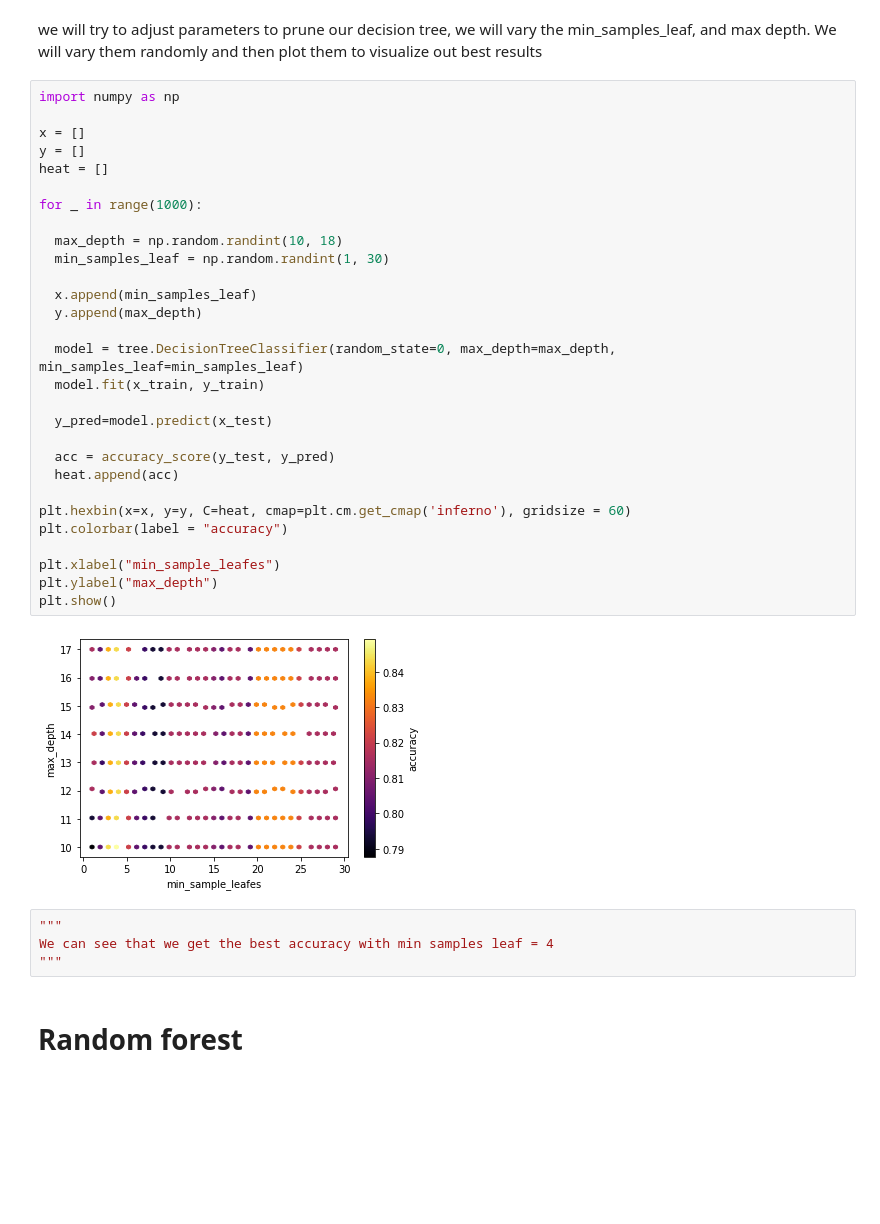
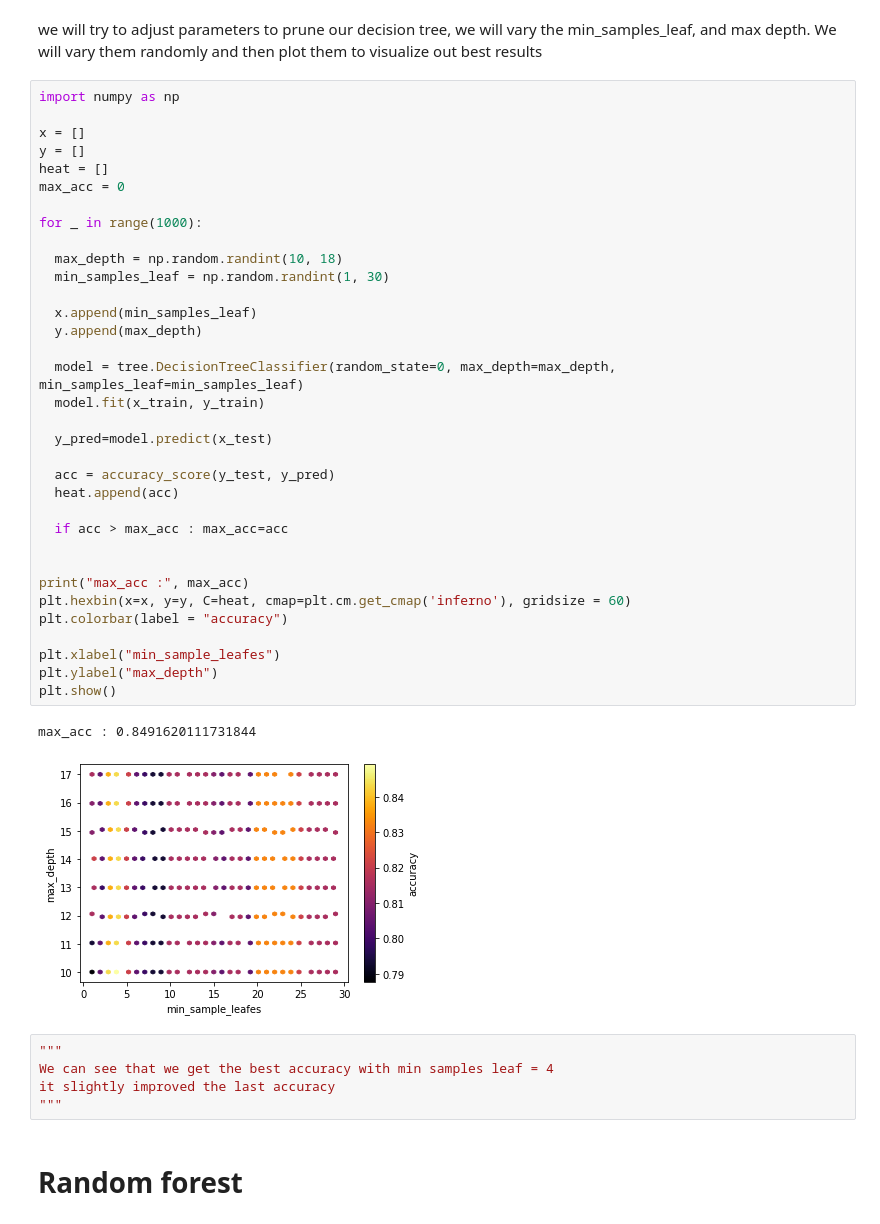
Before and after one commit to Ghiles1010/checkpoints, a Jupyter notebook: Checkpoint_6.ipynb, the cells around one changed output. Saved outputs shown, nothing was run; the diff lists cells and outputs as text; blank space fills up the shorter version.

```diff
--- a/Checkpoint_6.ipynb
+++ b/Checkpoint_6.ipynb
@@ -582,37 +582,44 @@ we will try to adjust parameters to prune our decision tree, we will vary the mi
 # %%
 import numpy as np
 
 x = []
 y = []
 heat = []
+max_acc = 0
 
 for _ in range(1000):
 
   max_depth = np.random.randint(10, 18)
   min_samples_leaf = np.random.randint(1, 30)
 
   x.append(min_samples_leaf)
   y.append(max_depth)
 
   model = tree.DecisionTreeClassifier(random_state=0, max_depth=max_depth, min_samples_leaf=min_samples_leaf)
   model.fit(x_train, y_train)
 
   y_pred=model.predict(x_test)
 
   acc = accuracy_score(y_test, y_pred)
   heat.append(acc)
 
+  if acc > max_acc : max_acc=acc
+
+
+print("max_acc :", max_acc)
 plt.hexbin(x=x, y=y, C=heat, cmap=plt.cm.get_cmap('inferno'), gridsize = 60)
 plt.colorbar(label = "accuracy")
 
 plt.xlabel("min_sample_leafes")
 plt.ylabel("max_depth")
 plt.show()
 # %% [output]
+max_acc : 0.8491620111731844
-[figure, old version]
+[figure, new version]
 # %%
 """
 We can see that we get the best accuracy with min samples leaf = 4
+it slightly improved the last accuracy
 """
 # %% [markdown]
 # Random forest
```
